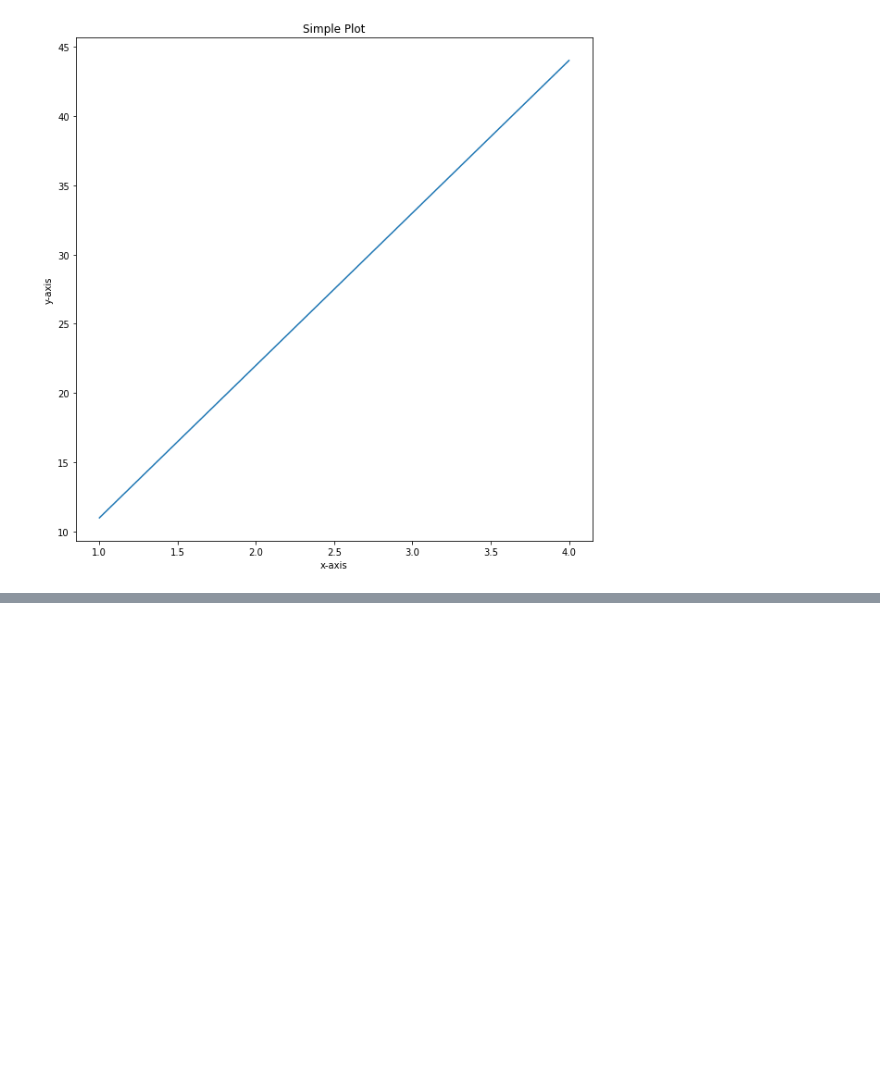
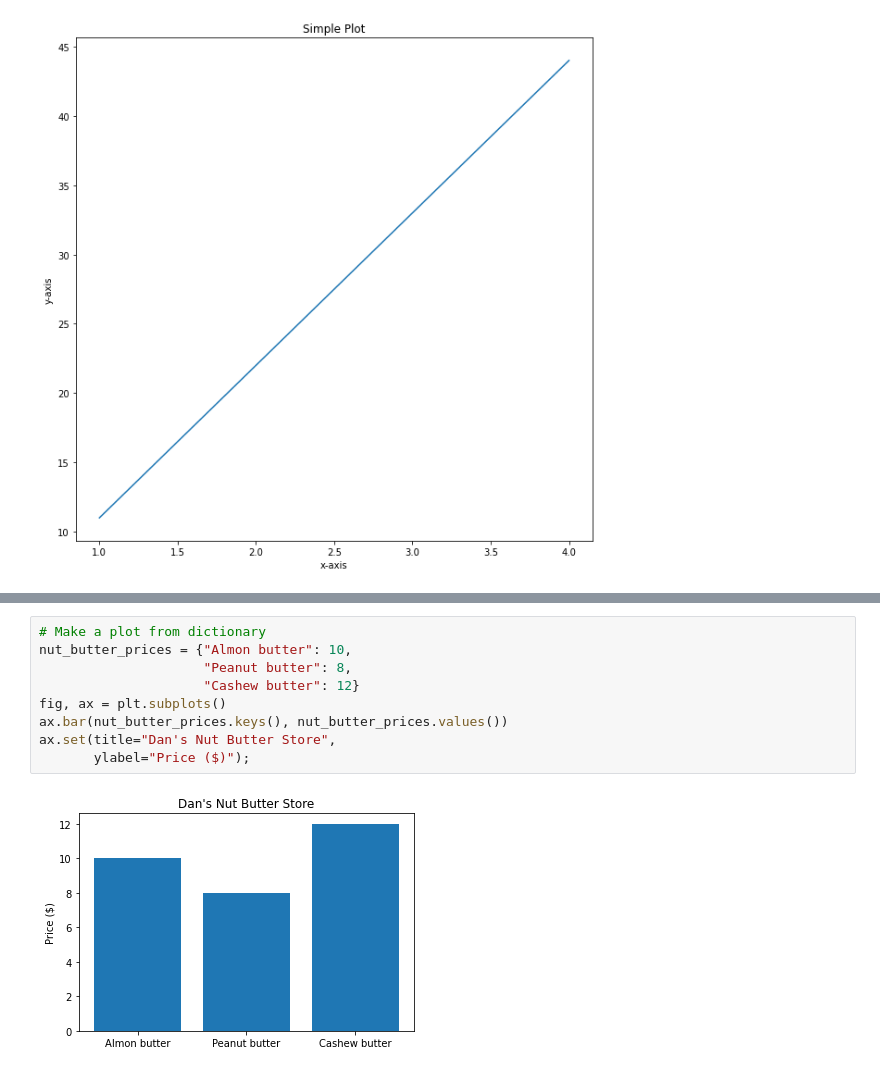
Before and after one commit to AndreyCesarVilacha/PandasNumPy, a Jupyter notebook: Introduction to Matplotlib.ipynb, the cells around one changed output, grey strips where cells are left out. Drawn from its saved outputs; the diff is of its cells as text; blank space fills up the shorter version.

```diff
--- a/Introduction to Matplotlib.ipynb
+++ b/Introduction to Matplotlib.ipynb
@@ -80,0 +108,11 @@ fig.savefig("images/sample-plot.png")
+# %%
+# Make a plot from dictionary
+nut_butter_prices = {"Almon butter": 10,
+                     "Peanut butter": 8,
+                     "Cashew butter": 12}
+fig, ax = plt.subplots()
+ax.bar(nut_butter_prices.keys(), nut_butter_prices.values())
+ax.set(title="Dan's Nut Butter Store",
+       ylabel="Price ($)");
+# %% [output]
+[figure, added]
```
Also changed, not shown: parts of 37 cells of this notebook, 1 other file.
